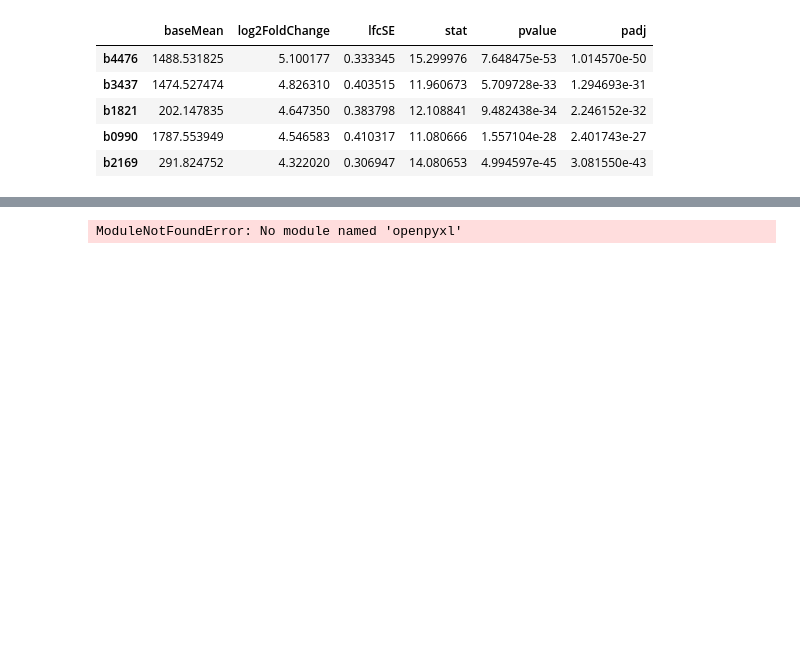
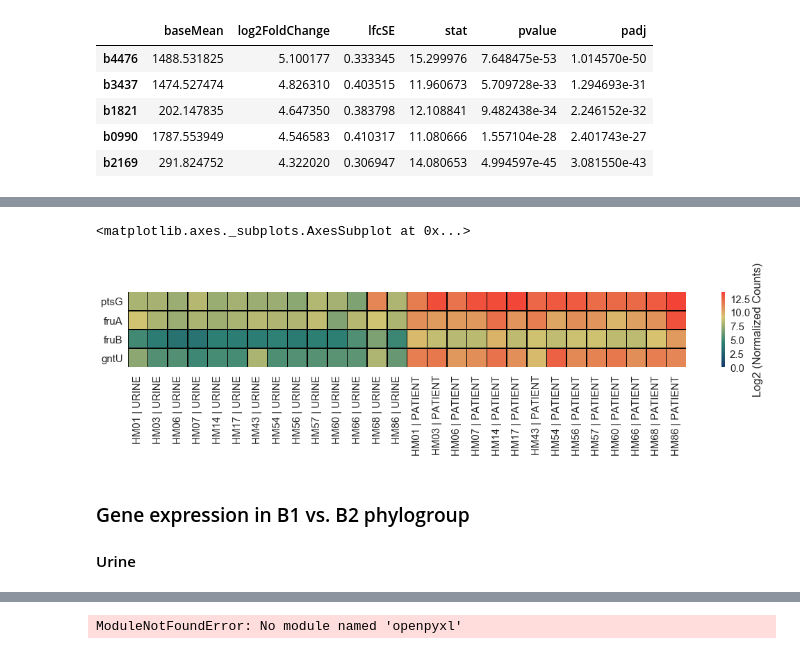
Before and after one commit to ASintsova/HUTI-RNAseq, a Jupyter notebook: analysis/differential_expression_analysis/differential_expression_analysis.ipynb, the cells around one changed output, grey strips where cells are left out. Drawn from its saved outputs; the diff is of its cells as text; code cells hidden in the pictures; blank space fills up the shorter version.

```diff
--- a/analysis/differential_expression_analysis/differential_expression_analysis.ipynb
+++ b/analysis/differential_expression_analysis/differential_expression_analysis.ipynb
@@ -131,0 +261,15 @@ de_down.to_csv(os.path.join(results_dir, today+"_DOWNREGULATED_IN_PATIENTS.csv")
+# %%
+carbs_up = carb_transport_up.join(cnts, how="inner")
+carbs_up_summary = carbs_up.groupby("Entry", sort=False).agg('mean').iloc[:,1:]
+carbs_up_summary
+labels = [carbs_up.loc[i]["Name"] for i in carbs_up.index]
+carbs_up_summary.index = labels
+fig = plt.figure(figsize=(18,2))
+sns.heatmap(np.log2(carbs_up_summary+1), cmap=my_cmap, linewidths=0.5, linecolor='black',
+            vmin=0, cbar_kws={'label': 'Log2 (Normalized Counts)'})
+# %% [output]
+<matplotlib.axes._subplots.AxesSubplot at 0x...>
+[figure, added]
+# %% [markdown]
+### Gene expression in B1 vs. B2 phylogroup
+#### Urine
```
Also changed, not shown: parts of 37 cells of this notebook, 5 other files.
